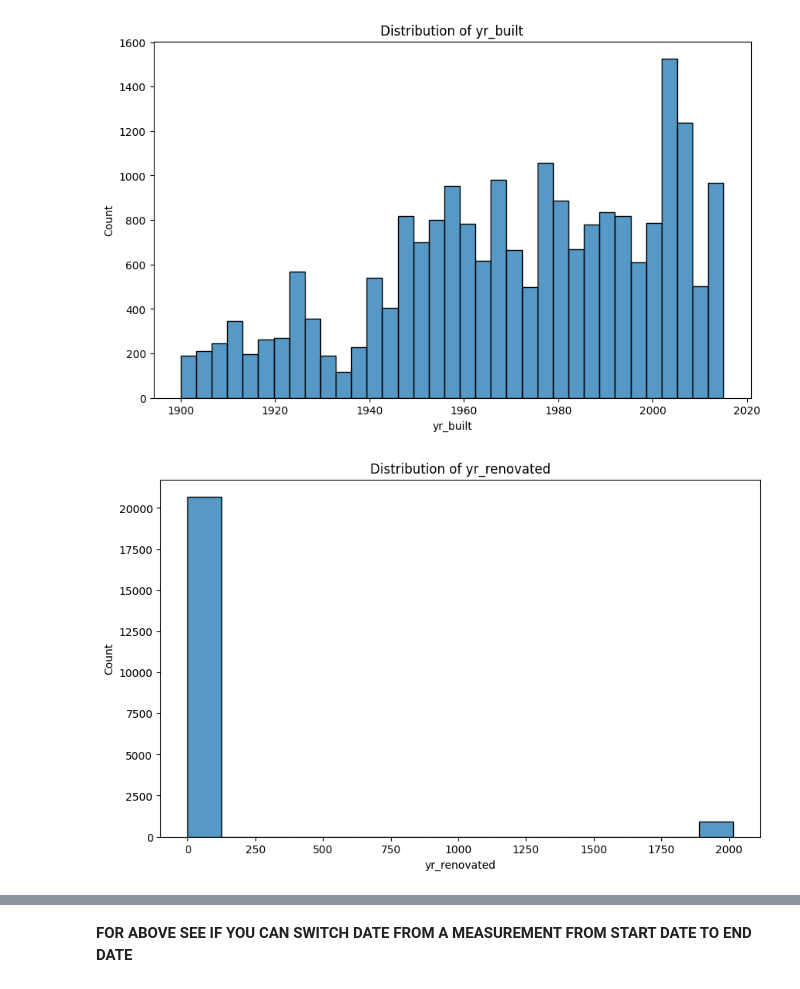
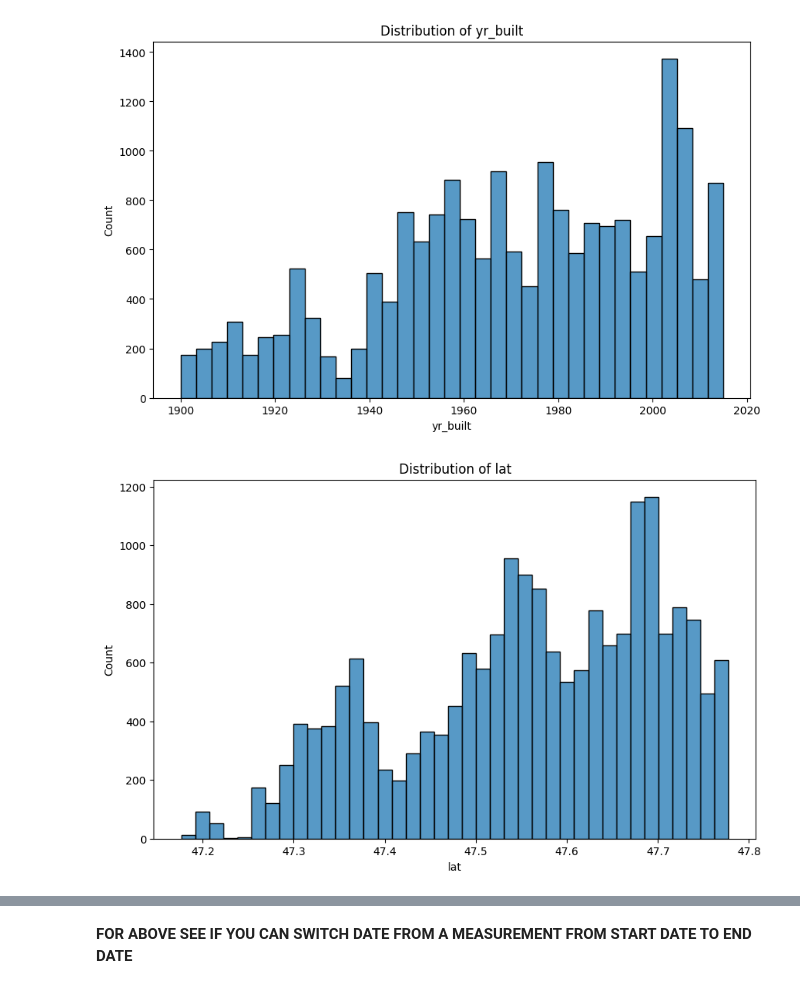
Before and after one commit to NiallGF/First-data-project, a Jupyter notebook: Kaggle Project/Workbooks/eda.ipynb, the cells around one changed output, grey strips where cells are left out. Saved outputs shown, nothing was run; the diff lists cells and outputs as text; code cells hidden in the pictures.

```diff
--- a/Kaggle Project/Workbooks/eda.ipynb
+++ b/Kaggle Project/Workbooks/eda.ipynb
@@ -4,7 +4,7 @@ import numpy as np
 import matplotlib.pyplot as plt
 import seaborn as sns
 # %%
-df = pd.read_csv('/workspaces/Practise-Code/Kaggle Project/Data/kc_house_data.csv')
+df = pd.read_csv('/workspaces/Practise-Code/Kaggle Project/Data/df_no_outliers.csv')
 
 df.rename(columns={'date': 'date'}, inplace=True)
 
@@ -12,6 +12,8 @@ df['date'] = pd.to_datetime(df['date'])
 df.info()
 
 df['month'] = df['date'].dt.month
-df.head(10)
+df.head()
+
+print(df['waterfront'].unique())
 # %% [output]
 <class 'pandas.core.frame.DataFrame'>
@@ -56,6 +50,6 @@ sns.heatmap(corr_matrix, annot=True, fmt=".2f", cmap='coolwarm', annot_kws={"siz
 # %%
 numeric_cols = ['price', 'bedrooms', 'bathrooms', 'sqft_living', 'sqft_lot', 'floors',
-                'sqft_above', 'sqft_basement', 'yr_built', 'yr_renovated', 'lat', 'long',
+                'sqft_above', 'sqft_basement', 'yr_built', 'lat', 'long',
                 'sqft_living15', 'sqft_lot15']
 
 for col in numeric_cols:
@@ -75,2 +69,2 @@ for col in numeric_cols:
-[figure, old version]
+[figure, new version]
-[figure, old version]
+[figure, new version]
```
Also changed, not shown: parts of 5 cells of this notebook, 3 other files.
